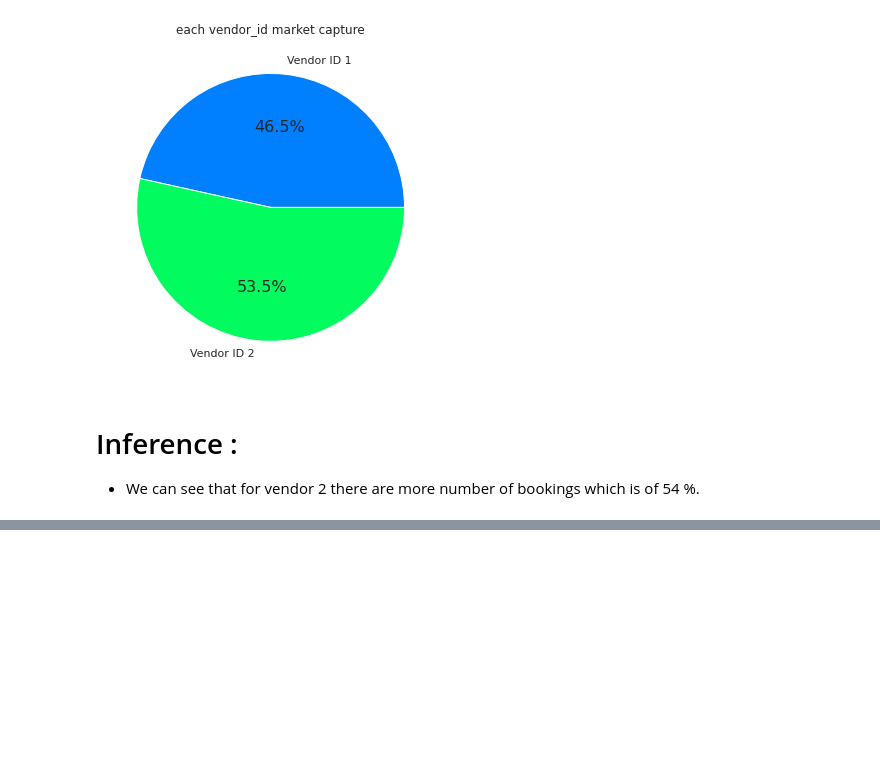
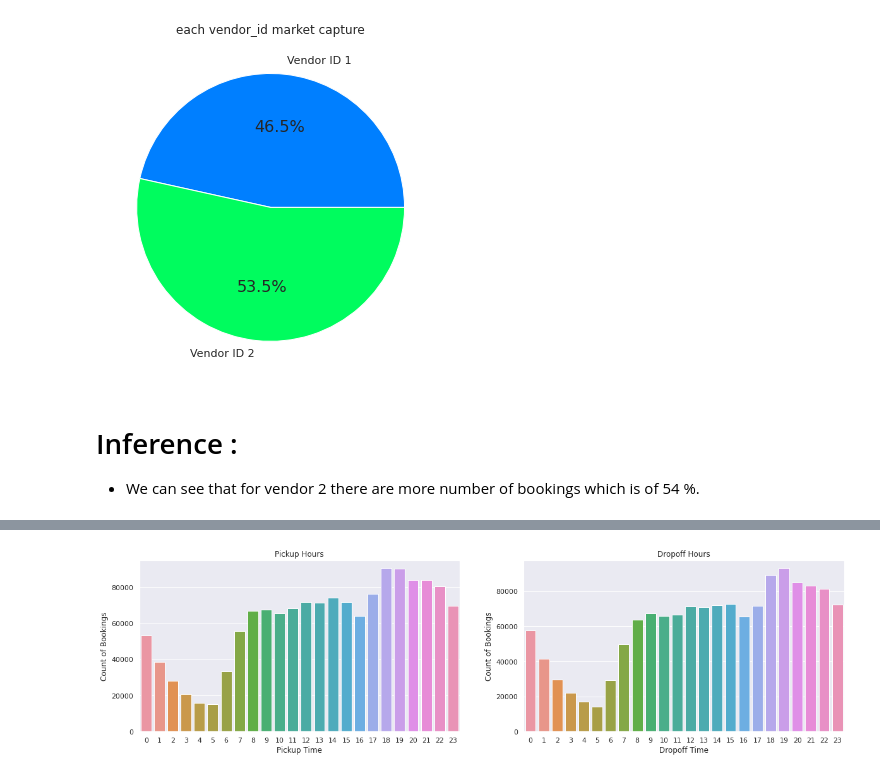
Before and after one commit to dsankush/NYC-Taxi-Trip-Time-Prediction, a Jupyter notebook: NYC_Taxi_Trip_Time_Prediction_Capstone_Project.ipynb, the cells around one changed output, grey strips where cells are left out. Saved outputs shown, nothing was run; the diff lists cells and outputs as text; code cells hidden in the pictures; blank space fills up the shorter version.

```diff
--- a/NYC_Taxi_Trip_Time_Prediction_Capstone_Project.ipynb
+++ b/NYC_Taxi_Trip_Time_Prediction_Capstone_Project.ipynb
@@ -727,0 +850,20 @@ plt.show()
+# %%
+fig, (ax1, ax2) = plt.subplots(ncols = 2, figsize = (20, 5))
+
+# Ploting pickup time count plot
+
+ax1.set_title('Pickup Hours')
+ax = sns.countplot(x = 'pickup_hour', data = data, ax = ax1)
+ax.set_xlabel('Pickup Time')
+ax.set_ylabel('Count of Bookings')
+
+# Ploting drpopoff time count plot
+
+ax = sns.countplot(data['dropoff_hour'],ax = ax2)
+ax2.set_title('Dropoff Hours')
+ax.set_xlabel('Dropoff Time')
+ax.set_ylabel('Count of Bookings')
+
+plt.show()
+# %% [output]
+[figure, added]
```
Also changed, not shown: parts of 34 cells of this notebook.
